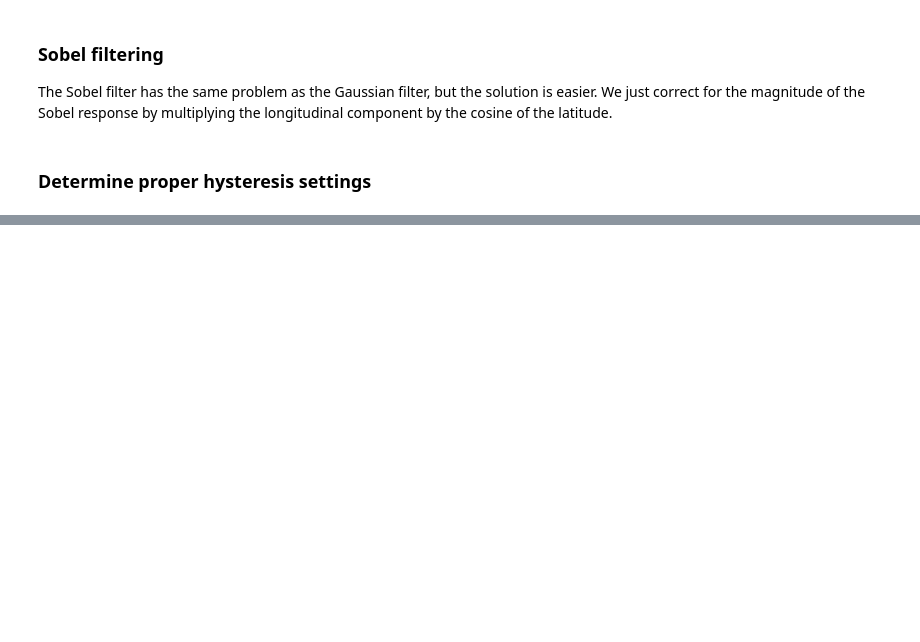
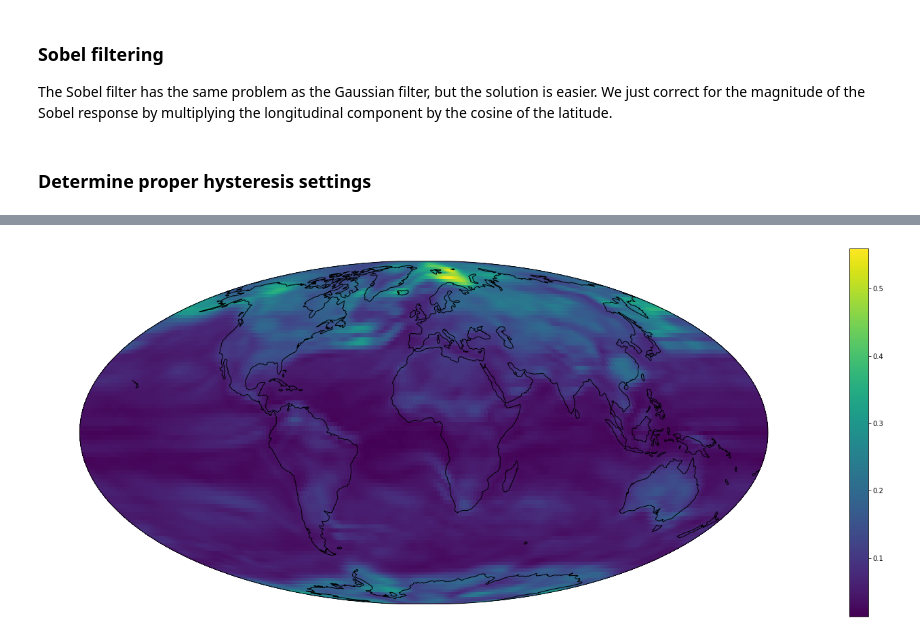
Before and after one commit to abrupt-climate/notebooks, a Jupyter notebook: Temperature.ipynb, the cells around one changed output, grey strips where cells are left out. Saved outputs shown, nothing was run; the diff lists cells and outputs as text; code cells hidden in the pictures; blank space fills up the shorter version.

```diff
--- a/Temperature.ipynb
+++ b/Temperature.ipynb
@@ -158,0 +198,9 @@ plt.show()
+# %%
+# std = np.sqrt((sbc[0]/sbc[3]).var(axis=0) + (sb[1]/sb[3]).var(axis=0) + (sb[2]/sb[3]).var(axis=0))
+std0 = (sbc[0] / sbc[3]).std(axis=0)
+std1 = (sbc[1] / sbc[3]).std(axis=0)
+std2 = (sbc[2] / sbc[3]).std(axis=0)
+# %%
+plot_mollweide(box, std1)
+# %% [output]
+[figure, added]
```
Also changed, not shown: parts of 13 cells of this notebook, 2 other files.
